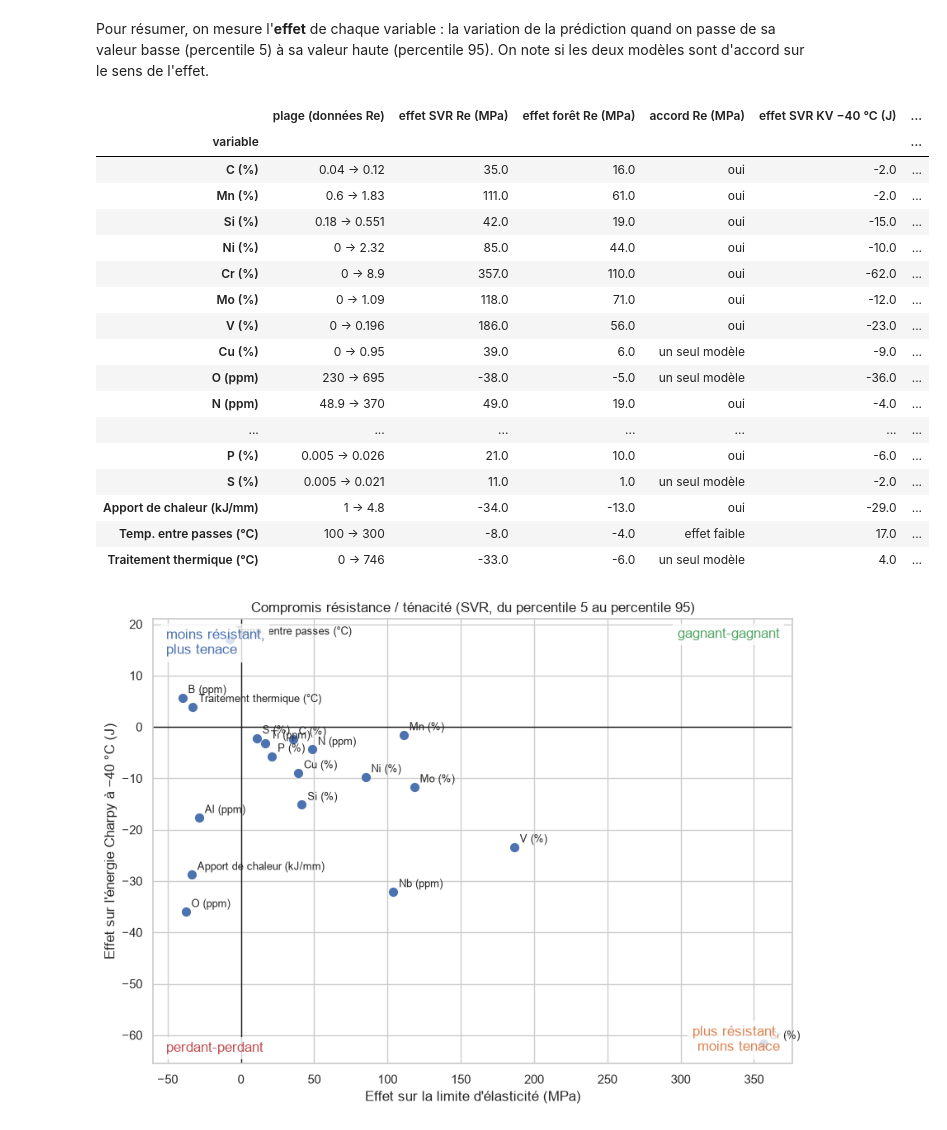
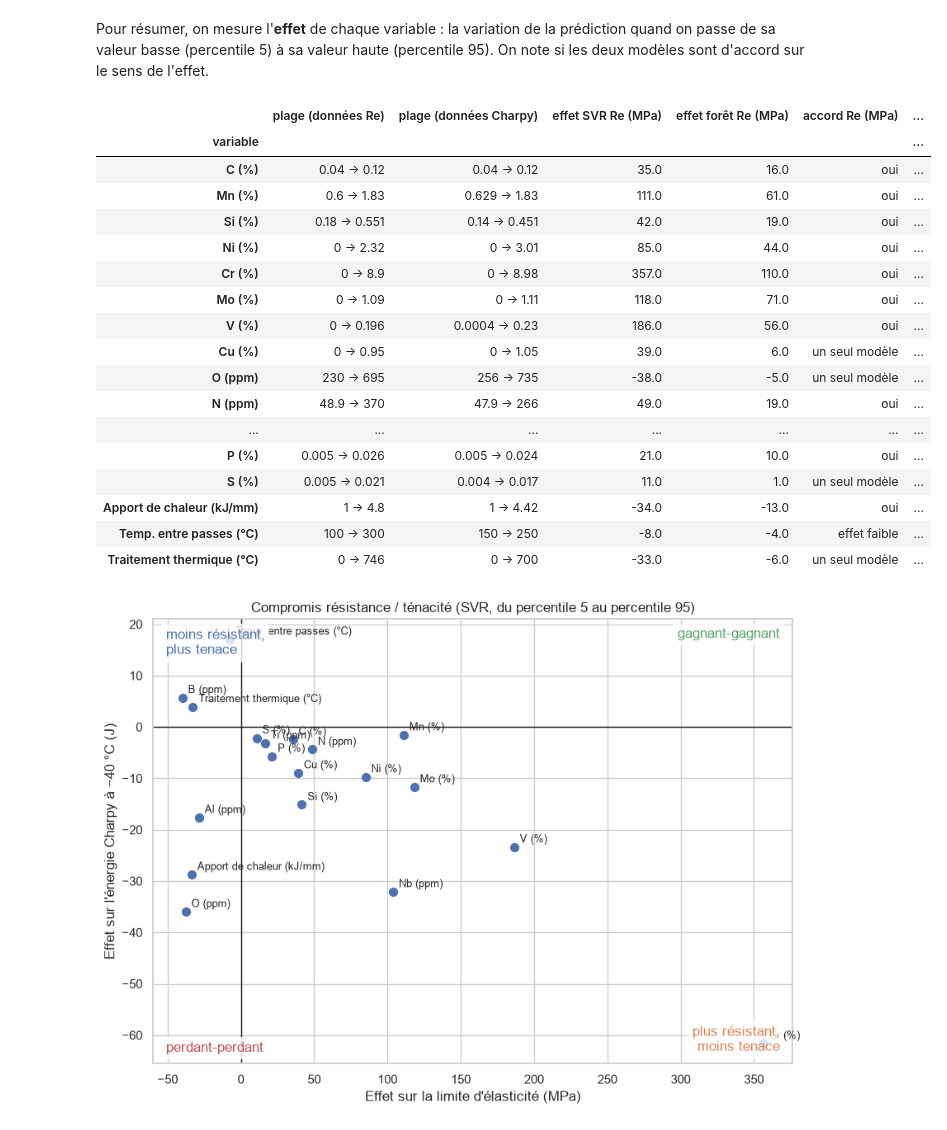
Before and after one commit to hiboujoyeux/soudure-ml-cs, a Jupyter notebook: notebooks/05_comparaison_recommandations.ipynb, the cells around one changed output. Cells and saved outputs as stored; diff of their text form; code cells hidden in the pictures.

```diff
--- a/notebooks/05_comparaison_recommandations.ipynb
+++ b/notebooks/05_comparaison_recommandations.ipynb
@@ -156,6 +156,12 @@ for target, t in TARGETS.items():
                    else roc_auc_score(o["mesure"] < t["threshold"], -o[f"pred_{model}"]))
             rows.append({"cible": target, "modèle": model,
                          **decision_rates(o["mesure"], o[f"pred_{model}"], t["threshold"]), "AUC": auc})
+# Charpy : les lignes « énergie fixée » à 28 J sont non conformes par construction (notebook 04)
+o = oof["Résilience Charpy"]
+measured = ~o["mesure"].isin([100, 28])
+print("AUC Charpy sur les seules énergies mesurées :",
+      {m: round(roc_auc_score(o.loc[measured, "mesure"] < 47, -o.loc[measured, f"pred_{m}"]), 2)
+       for m in ["Température seule (référence)", "SVR", "Forêt aléatoire", "Gradient boosting"]})
 pd.DataFrame(rows).set_index(["cible", "modèle"]).round({"fausse acceptation (%)": 0, "faux rejet (%)": 0, "AUC": 2})
 # %% [output]
 Limite d'élasticité : 16 % de soudures non conformes (< 420 MPa)
@@ -343,8 +358,14 @@ for target, a, b in pairs:
                       "écart de RMSE": root_mean_squared_error(o["mesure"], o[f"pred_{a}"])
                                        - root_mean_squared_error(o["mesure"], o[f"pred_{b}"]),
                       "IC 95 % bas": d.quantile(0.025), "IC 95 % haut": d.quantile(0.975),
-                      "significatif": not (d.quantile(0.025) <= 0 <= d.quantile(0.975))})
-pd.DataFrame(diff_rows).round(1)
+                      "IC sans 0": not (d.quantile(0.025) <= 0 <= d.quantile(0.975)),
+                      "p-valeur (bootstrap)": min(1.0, 2 * min((d >= 0).mean(), (d <= 0).mean()))})
+diffs = pd.DataFrame(diff_rows)
+p = diffs["p-valeur (bootstrap)"].sort_values()
+diffs["p-valeur corrigée (Holm)"] = (p * np.arange(len(p), 0, -1)).cummax().clip(upper=1)
+diffs["significatif après correction"] = diffs["p-valeur corrigée (Holm)"] < 0.05
+diffs.round({"écart de RMSE": 1, "IC 95 % bas": 1, "IC 95 % haut": 1, "p-valeur (bootstrap)": 3,
+             "p-valeur corrigée (Holm)": 3})
 # %% [output]
 |  |  | RMSE (toutes les lignes) | IC 95 % bas | IC 95 % haut |
 | cible | modèle |  |  |  |
@@ -511,45 +539,47 @@ deux modèles sont d'accord sur le sens de l'effet.
 # %%
 def effect(target, feature, model):
     c = curves.query("cible == @target and variable == @feature and modèle == @model")["prédiction"].to_numpy()
     return c[-1] - c[0]
 
 rows = []
 for feature, label in FEATURES.items():
-    lo, hi = curves.query("variable == @feature and cible == \"Limite d'élasticité\"")["valeur"].agg(["min", "max"])
-    row = {"variable": label, "plage (données Re)": f"{lo:.3g} → {hi:.3g}"}
+    row = {"variable": label}
+    for target, short in [("Limite d'élasticité", "Re"), ("Résilience Charpy", "Charpy")]:
+        lo, hi = curves.query("variable == @feature and cible == @target")["valeur"].agg(["min", "max"])
+        row[f"plage (données {short})"] = f"{lo:.3g} → {hi:.3g}"
     for target, short, tol in [("Limite d'élasticité", "Re (MPa)", 10), ("Résilience Charpy", "KV −40 °C (J)", 3)]:
         s, f = effect(target, feature, "SVR"), effect(target, feature, "Forêt aléatoire")
         row[f"effet SVR {short}"] = s
         row[f"effet forêt {short}"] = f
         if max(abs(s), abs(f)) < tol:
             agreement = "effet faible"
         elif min(abs(s), abs(f)) < tol:
             agreement = "un seul modèle"
         else:
             agreement = "oui" if np.sign(s) == np.sign(f) else "non"
         row[f"accord {short}"] = agreement
     rows.append(row)
 effects = pd.DataFrame(rows).set_index("variable")
 effects.round(0)
 # %% [output]
-|  | plage (données Re) | effet SVR Re (MPa) | effet forêt Re (MPa) | accord Re (MPa) | effet SVR KV −40 °C (J) | ... |
+|  | plage (données Re) | plage (données Charpy) | effet SVR Re (MPa) | effet forêt Re (MPa) | accord Re (MPa) | ... |
 | variable |  |  |  |  |  | ... |
-| C (%) | 0.04 → 0.12 | 35.0 | 16.0 | oui | -2.0 | ... |
-| Mn (%) | 0.6 → 1.83 | 111.0 | 61.0 | oui | -2.0 | ... |
-| Si (%) | 0.18 → 0.551 | 42.0 | 19.0 | oui | -15.0 | ... |
-| Ni (%) | 0 → 2.32 | 85.0 | 44.0 | oui | -10.0 | ... |
-| Cr (%) | 0 → 8.9 | 357.0 | 110.0 | oui | -62.0 | ... |
-| Mo (%) | 0 → 1.09 | 118.0 | 71.0 | oui | -12.0 | ... |
-| V (%) | 0 → 0.196 | 186.0 | 56.0 | oui | -23.0 | ... |
-| Cu (%) | 0 → 0.95 | 39.0 | 6.0 | un seul modèle | -9.0 | ... |
-| O (ppm) | 230 → 695 | -38.0 | -5.0 | un seul modèle | -36.0 | ... |
-| N (ppm) | 48.9 → 370 | 49.0 | 19.0 | oui | -4.0 | ... |
+| C (%) | 0.04 → 0.12 | 0.04 → 0.12 | 35.0 | 16.0 | oui | ... |
+| Mn (%) | 0.6 → 1.83 | 0.629 → 1.83 | 111.0 | 61.0 | oui | ... |
+| Si (%) | 0.18 → 0.551 | 0.14 → 0.451 | 42.0 | 19.0 | oui | ... |
+| Ni (%) | 0 → 2.32 | 0 → 3.01 | 85.0 | 44.0 | oui | ... |
+| Cr (%) | 0 → 8.9 | 0 → 8.98 | 357.0 | 110.0 | oui | ... |
+| Mo (%) | 0 → 1.09 | 0 → 1.11 | 118.0 | 71.0 | oui | ... |
+| V (%) | 0 → 0.196 | 0.0004 → 0.23 | 186.0 | 56.0 | oui | ... |
+| Cu (%) | 0 → 0.95 | 0 → 1.05 | 39.0 | 6.0 | un seul modèle | ... |
+| O (ppm) | 230 → 695 | 256 → 735 | -38.0 | -5.0 | un seul modèle | ... |
+| N (ppm) | 48.9 → 370 | 47.9 → 266 | 49.0 | 19.0 | oui | ... |
 | ... | ... | ... | ... | ... | ... | ... |
-| P (%) | 0.005 → 0.026 | 21.0 | 10.0 | oui | -6.0 | ... |
-| S (%) | 0.005 → 0.021 | 11.0 | 1.0 | un seul modèle | -2.0 | ... |
-| Apport de chaleur (kJ/mm) | 1 → 4.8 | -34.0 | -13.0 | oui | -29.0 | ... |
-| Temp. entre passes (°C) | 100 → 300 | -8.0 | -4.0 | effet faible | 17.0 | ... |
-| Traitement thermique (°C) | 0 → 746 | -33.0 | -6.0 | un seul modèle | 4.0 | ... |
+| P (%) | 0.005 → 0.026 | 0.005 → 0.024 | 21.0 | 10.0 | oui | ... |
+| S (%) | 0.005 → 0.021 | 0.004 → 0.017 | 11.0 | 1.0 | un seul modèle | ... |
+| Apport de chaleur (kJ/mm) | 1 → 4.8 | 1 → 4.42 | -34.0 | -13.0 | oui | ... |
+| Temp. entre passes (°C) | 100 → 300 | 150 → 250 | -8.0 | -4.0 | effet faible | ... |
+| Traitement thermique (°C) | 0 → 746 | 0 → 700 | -33.0 | -6.0 | un seul modèle | ... |
 # %%
 fig, ax = plt.subplots(figsize=(10, 7))
 x = effects["effet SVR Re (MPa)"]; y = effects["effet SVR KV −40 °C (J)"]
```
Also changed, not shown: parts of 6 cells of this notebook, 4 other files.
